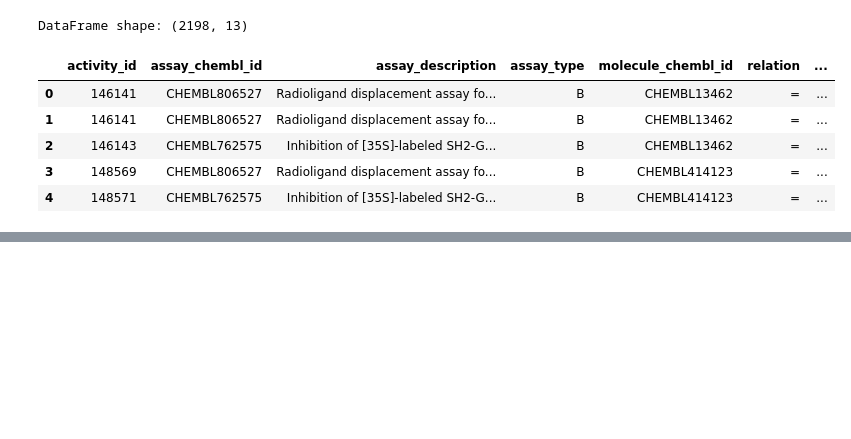
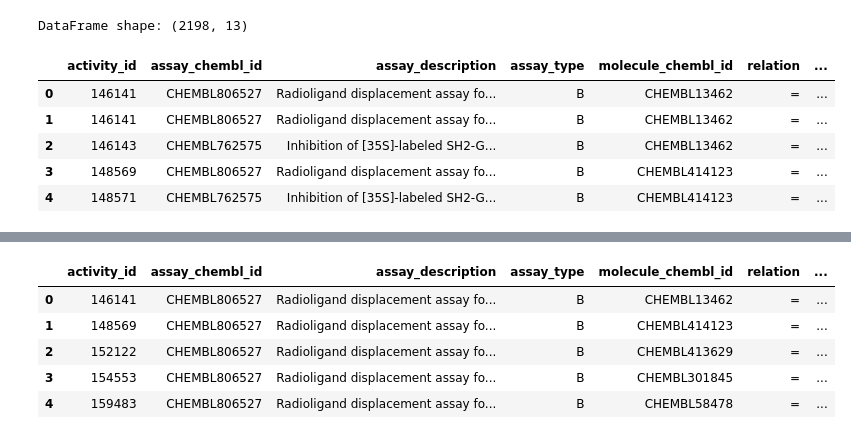
Before and after one commit to toddjm/projects, a Jupyter notebook: accendero/Data_Acquisition_ChEMBL.ipynb, the cells around one changed output, grey strips where cells are left out. Cells and saved outputs as stored; diff of their text form; code cells hidden in the pictures; blank space fills up the shorter version.

```diff
--- a/accendero/Data_Acquisition_ChEMBL.ipynb
+++ b/accendero/Data_Acquisition_ChEMBL.ipynb
@@ -122,0 +125,15 @@ KeyError: 'units'
+# %%
+# These steps are required per T001 to further manage the dataframe
+bioactivities_df = bioactivities_df.astype({"standard_value": "float64"})  # This needs to be a float, not an object
+bioactivities_df.dropna(axis=0, how="any", inplace=True)  # Delete entries with missing values
+bioactivities_df = bioactivities_df[bioactivities_df["standard_units"] == "nM"]  # Keep only entries with nM units
+bioactivities_df.drop_duplicates("molecule_chembl_id", keep="first", inplace=True)  # Delete duplicate molecules
+bioactivities_df.reset_index(drop=True, inplace=True)  # Reset the index
+bioactivities_df.head()
+# %% [output]
+|  | activity_id | assay_chembl_id | assay_description | assay_type | molecule_chembl_id | relation | ... |
+| 0 | 146141 | CHEMBL806527 | Radioligand displacement assay fo... | B | CHEMBL13462 | = | ... |
+| 1 | 148569 | CHEMBL806527 | Radioligand displacement assay fo... | B | CHEMBL414123 | = | ... |
+| 2 | 152122 | CHEMBL806527 | Radioligand displacement assay fo... | B | CHEMBL413629 | = | ... |
+| 3 | 154553 | CHEMBL806527 | Radioligand displacement assay fo... | B | CHEMBL301845 | = | ... |
+| 4 | 159483 | CHEMBL806527 | Radioligand displacement assay fo... | B | CHEMBL58478 | = | ... |
```
Also changed, not shown: parts of 29 cells of this notebook.
